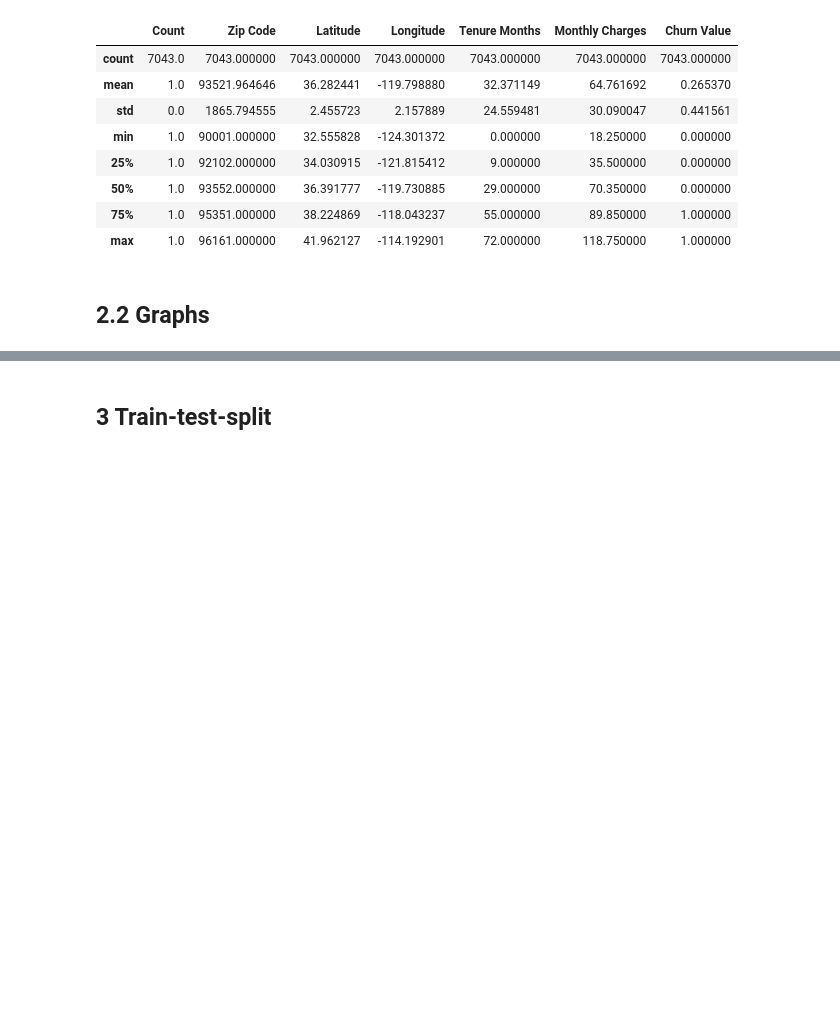
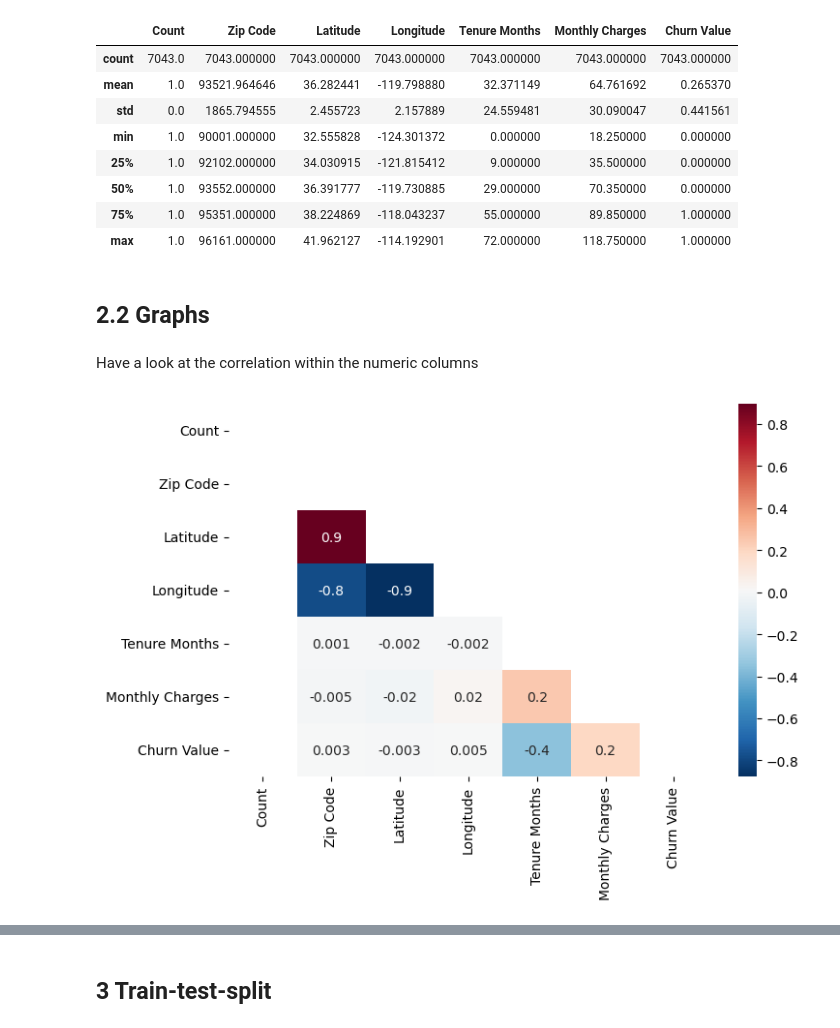
Before and after one commit to ldearlove/Digital-Futures-Swan-Project, a Jupyter notebook: White Swan.ipynb, the cells around one changed output, grey strips where cells are left out. Drawn from its saved outputs; the diff is of its cells as text; code cells hidden in the pictures; blank space fills up the shorter version.

Commit message:
A few changes
Changed order, added graphs in Feature Engineer section

```diff
--- a/White Swan.ipynb
+++ b/White Swan.ipynb
@@ -138,3 +138,19 @@ df.describe()
 | max | 1.0 | 96161.000000 | 41.962127 | -114.192901 | 72.000000 | 118.750000 | 1.000000 |
 # %% [markdown]
 ## **2.2** Graphs
+# %% [markdown]
+Have a look at the correlation within the numeric columns
+# %%
+# Look at correlation matrix as a heatmap
+cm = df.corr(numeric_only=True)
+
+plt.figure(figsize = (8, 5))
+sns.heatmap(cm,
+            cmap = 'RdBu_r',
+            annot=True,
+            fmt = '.1',
+            mask = np.triu(cm))
+
+plt.show()
+# %% [output]
+[figure, added]
```
Also changed, not shown: parts of 14 cells of this notebook.
